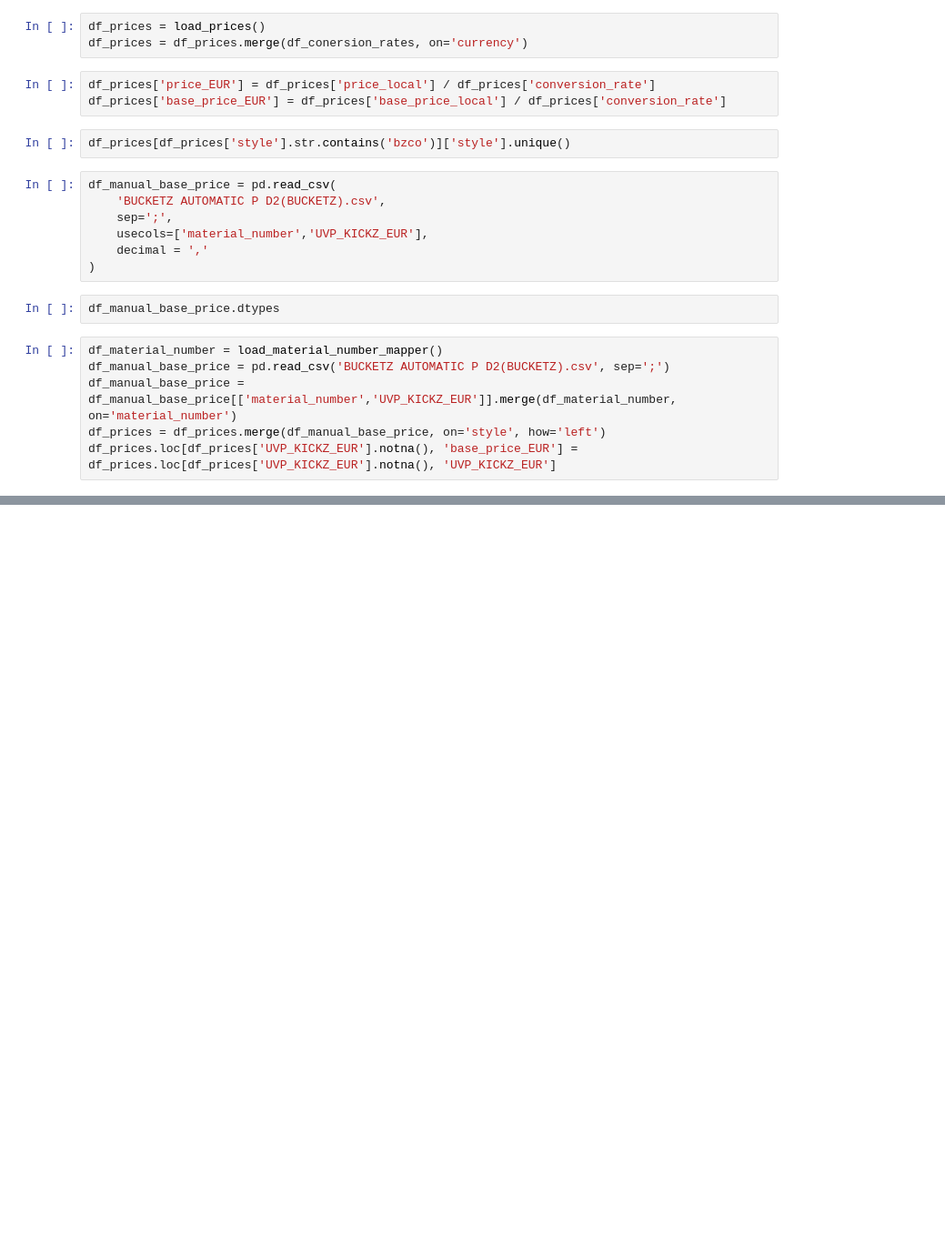
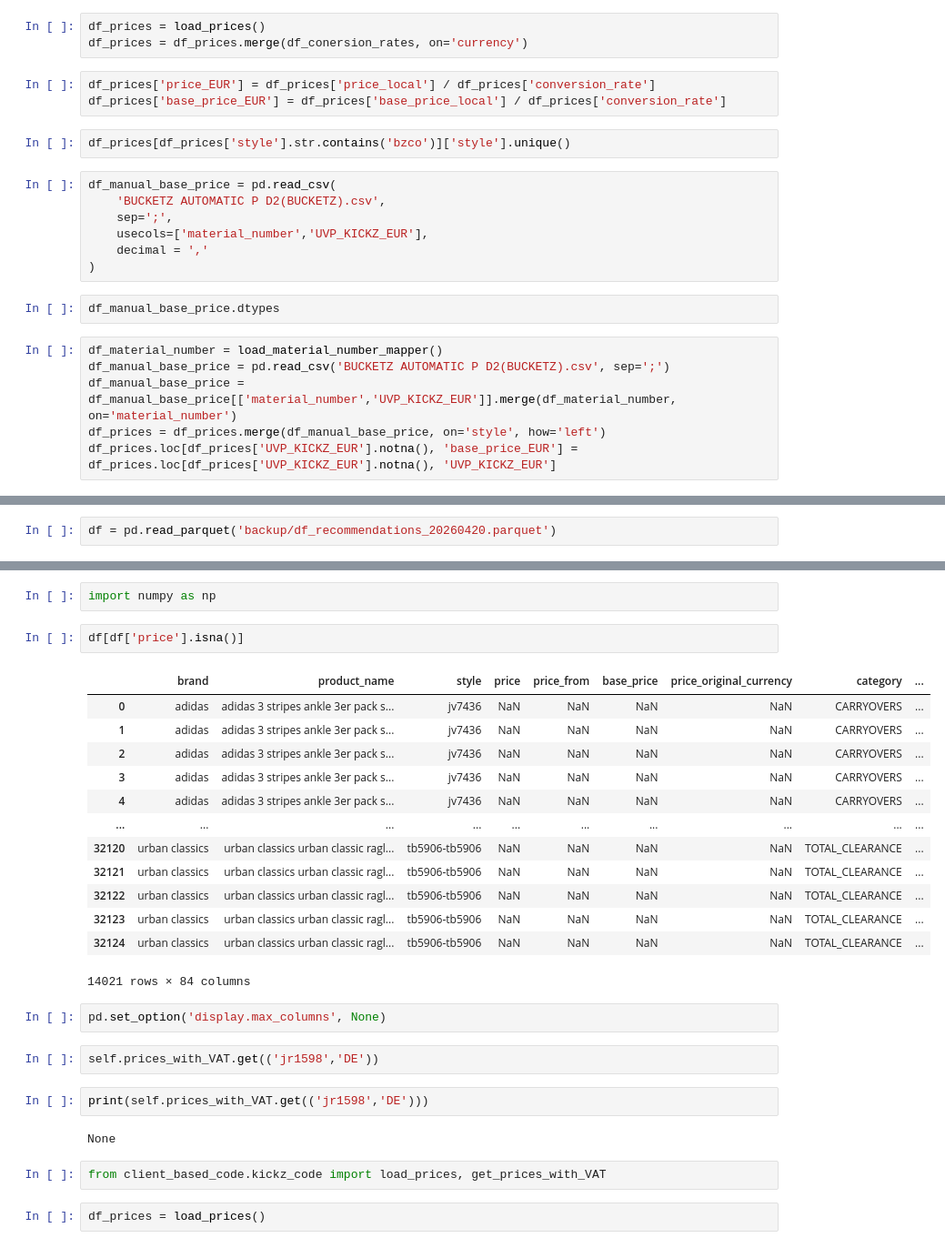
Before and after one commit to jurajkapasny/autopricing-kickz, a Jupyter notebook: kickz-dev.ipynb, the cells around one changed output, grey strips where cells are left out. Shown at 91% size. Drawn from its saved outputs; the diff is of its cells as text; blank space fills up the shorter version.

```diff
--- a/kickz-dev.ipynb
+++ b/kickz-dev.ipynb
@@ -564,0 +828,2 @@ df_prices.loc[df_prices['UVP_KICKZ_EUR'].notna(), 'base_price_EUR'] = df_prices.
+# %%
+df = pd.read_parquet('backup/df_recommendations_20260420.parquet')
@@ -564,0 +850,30 @@ df_prices.loc[df_prices['UVP_KICKZ_EUR'].notna(), 'base_price_EUR'] = df_prices.
+# %%
+import numpy as np
+# %%
+df[df['price'].isna()]
+# %% [output]
+|  | brand | product_name | style | price | price_from | base_price | price_original_currency | category | ... |
+| 0 | adidas | adidas 3 stripes ankle 3er pack s... | jv7436 | NaN | NaN | NaN | NaN | CARRYOVERS | ... |
+| 1 | adidas | adidas 3 stripes ankle 3er pack s... | jv7436 | NaN | NaN | NaN | NaN | CARRYOVERS | ... |
+| 2 | adidas | adidas 3 stripes ankle 3er pack s... | jv7436 | NaN | NaN | NaN | NaN | CARRYOVERS | ... |
+| 3 | adidas | adidas 3 stripes ankle 3er pack s... | jv7436 | NaN | NaN | NaN | NaN | CARRYOVERS | ... |
+| 4 | adidas | adidas 3 stripes ankle 3er pack s... | jv7436 | NaN | NaN | NaN | NaN | CARRYOVERS | ... |
+| ... | ... | ... | ... | ... | ... | ... | ... | ... | ... |
+| 32120 | urban classics | urban classics urban classic ragl... | tb5906-tb5906 | NaN | NaN | NaN | NaN | TOTAL_CLEARANCE | ... |
+| 32121 | urban classics | urban classics urban classic ragl... | tb5906-tb5906 | NaN | NaN | NaN | NaN | TOTAL_CLEARANCE | ... |
+| 32122 | urban classics | urban classics urban classic ragl... | tb5906-tb5906 | NaN | NaN | NaN | NaN | TOTAL_CLEARANCE | ... |
+| 32123 | urban classics | urban classics urban classic ragl... | tb5906-tb5906 | NaN | NaN | NaN | NaN | TOTAL_CLEARANCE | ... |
+| 32124 | urban classics | urban classics urban classic ragl... | tb5906-tb5906 | NaN | NaN | NaN | NaN | TOTAL_CLEARANCE | ... |
+14021 rows × 84 columns
+# %%
+pd.set_option('display.max_columns', None)
+# %%
+self.prices_with_VAT.get(('jr1598','DE'))
+# %%
+print(self.prices_with_VAT.get(('jr1598','DE')))
+# %% [output]
+None
+# %%
+from client_based_code.kickz_code import load_prices, get_prices_with_VAT
+# %%
+df_prices = load_prices()
```
Also changed, not shown: parts of 48 cells of this notebook, 3 other files.
